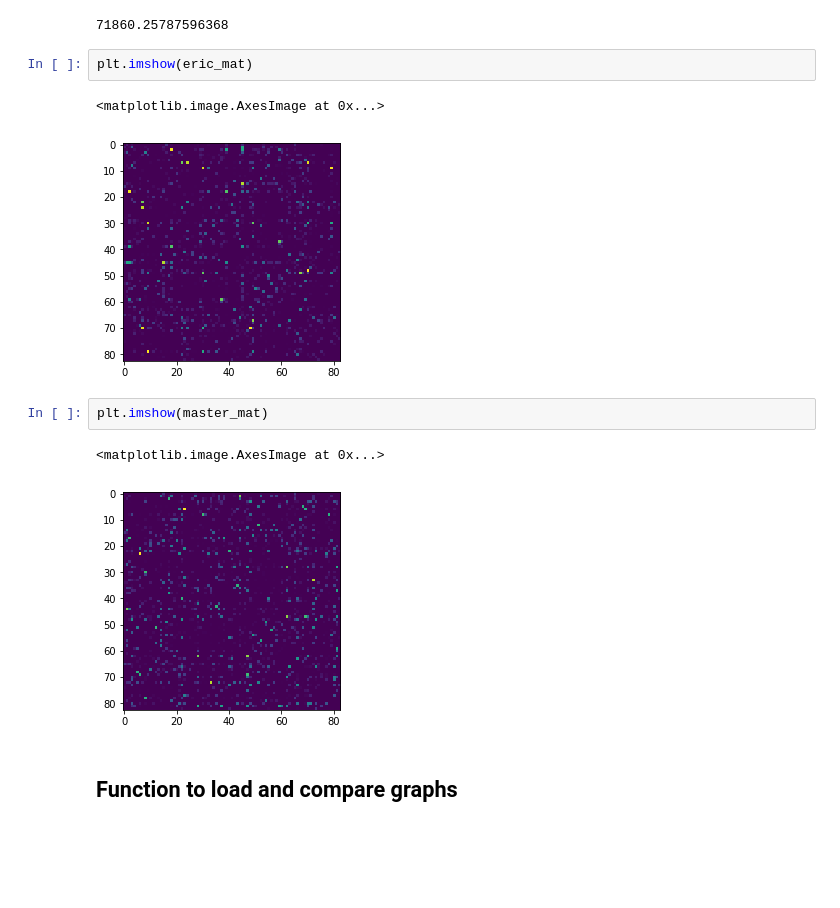
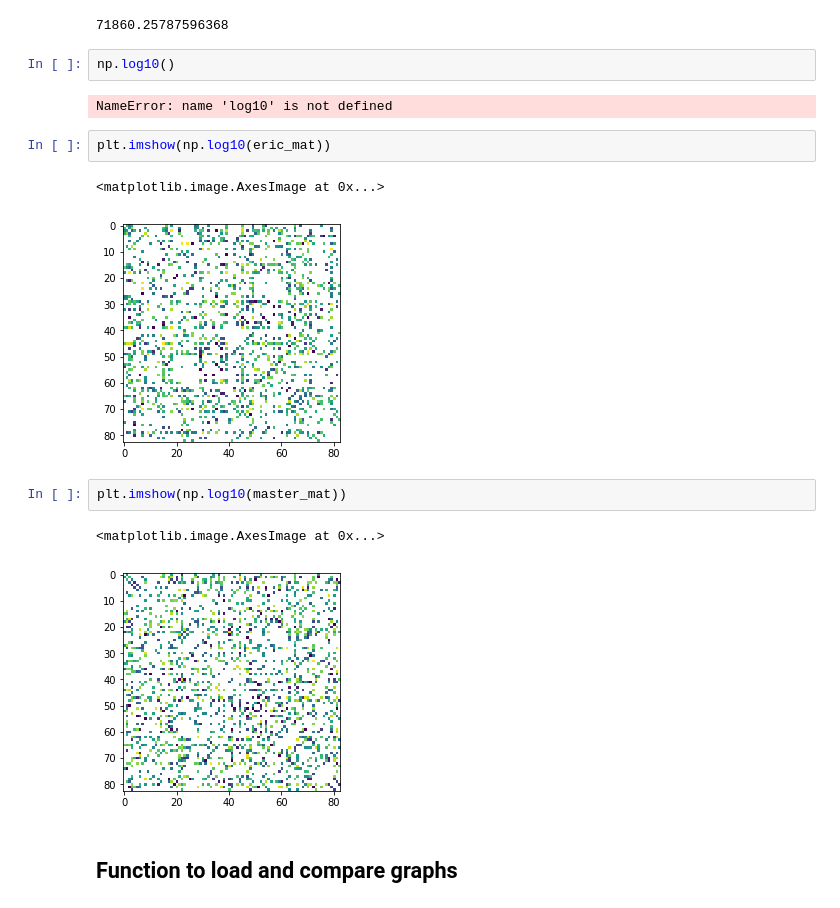
Before and after one commit to neurodata/aloftus, a Jupyter notebook: pr-diff.ipynb, the cells around one changed output. Cells and saved outputs as stored; diff of their text form; blank space fills up the shorter version.

```diff
--- a/pr-diff.ipynb
+++ b/pr-diff.ipynb
@@ -168,16 +168,20 @@ matrix([[  0,  97,   0, ...,   0,   0,   0],
 np.linalg.norm(eric_mat - master_mat, ord='fro')
 # %% [output]
 71860.25787596368
+# %%
+np.log10()
+# %% [output]
+NameError: name 'log10' is not defined
 # %%
-plt.imshow(eric_mat)
+plt.imshow(np.log10(eric_mat))
 # %% [output]
 <matplotlib.image.AxesImage at 0x...>
-[figure, old version]
+[figure, new version]
 # %%
-plt.imshow(master_mat)
+plt.imshow(np.log10(master_mat))
 # %% [output]
 <matplotlib.image.AxesImage at 0x...>
-[figure, old version]
+[figure, new version]
 # %% [markdown]
 ## Function to load and compare graphs
 # %% [markdown]
```
Also changed, not shown: parts of 1 cell of this notebook.
